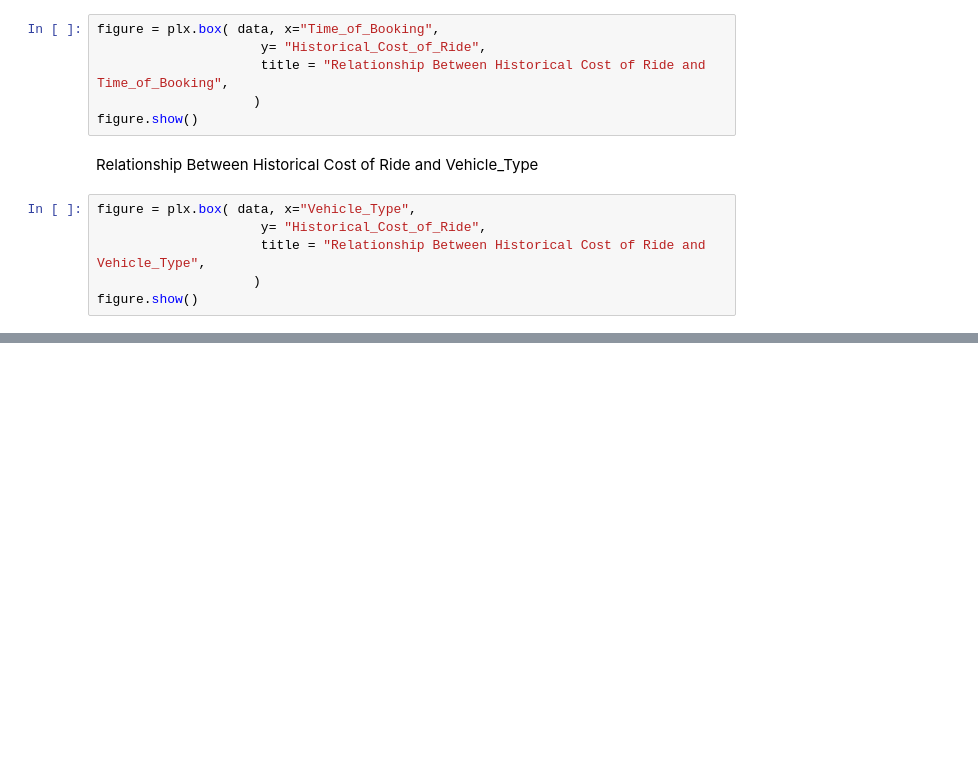
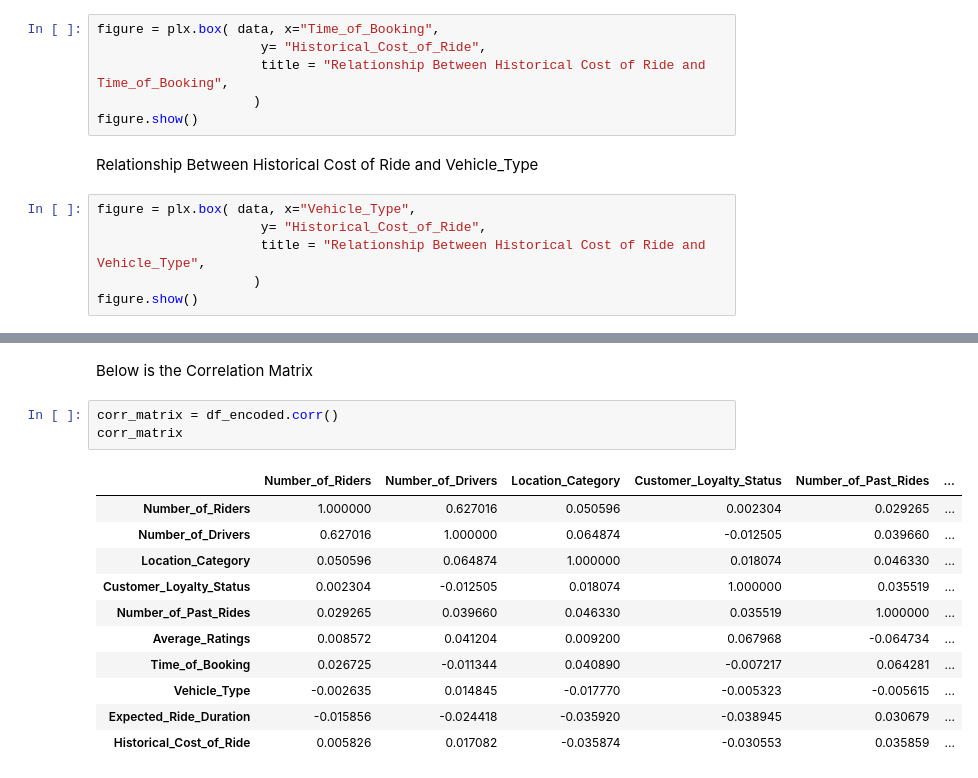
Before and after one commit to tejass-as/automated-fare-scaling-DSCI, a Jupyter notebook: model.ipynb, the cells around one changed output, grey strips where cells are left out. Drawn from its saved outputs; the diff is of its cells as text; blank space fills up the shorter version.

```diff
--- a/model.ipynb
+++ b/model.ipynb
@@ -158,0 +187,17 @@ figure.show()
+# %% [markdown]
+Below is the Correlation Matrix
+# %%
+corr_matrix = df_encoded.corr()
+corr_matrix
+# %% [output]
+|  | Number_of_Riders | Number_of_Drivers | Location_Category | Customer_Loyalty_Status | Number_of_Past_Rides | ... |
+| Number_of_Riders | 1.000000 | 0.627016 | 0.050596 | 0.002304 | 0.029265 | ... |
+| Number_of_Drivers | 0.627016 | 1.000000 | 0.064874 | -0.012505 | 0.039660 | ... |
+| Location_Category | 0.050596 | 0.064874 | 1.000000 | 0.018074 | 0.046330 | ... |
+| Customer_Loyalty_Status | 0.002304 | -0.012505 | 0.018074 | 1.000000 | 0.035519 | ... |
+| Number_of_Past_Rides | 0.029265 | 0.039660 | 0.046330 | 0.035519 | 1.000000 | ... |
+| Average_Ratings | 0.008572 | 0.041204 | 0.009200 | 0.067968 | -0.064734 | ... |
+| Time_of_Booking | 0.026725 | -0.011344 | 0.040890 | -0.007217 | 0.064281 | ... |
+| Vehicle_Type | -0.002635 | 0.014845 | -0.017770 | -0.005323 | -0.005615 | ... |
+| Expected_Ride_Duration | -0.015856 | -0.024418 | -0.035920 | -0.038945 | 0.030679 | ... |
+| Historical_Cost_of_Ride | 0.005826 | 0.017082 | -0.035874 | -0.030553 | 0.035859 | ... |
```
Also changed, not shown: parts of 5 cells of this notebook.
